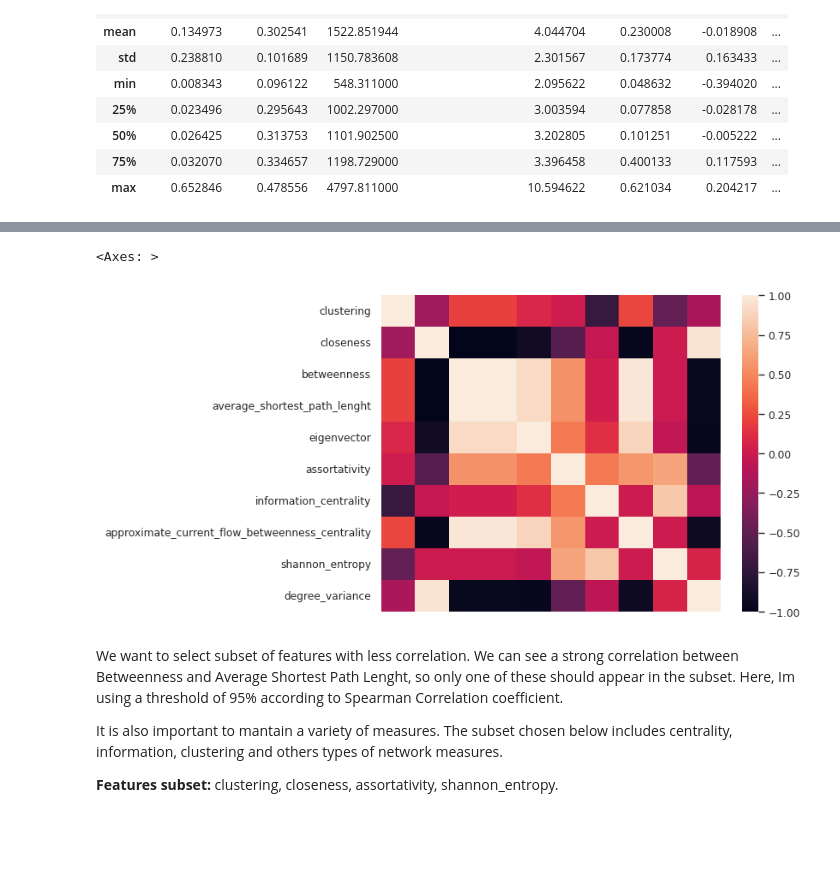
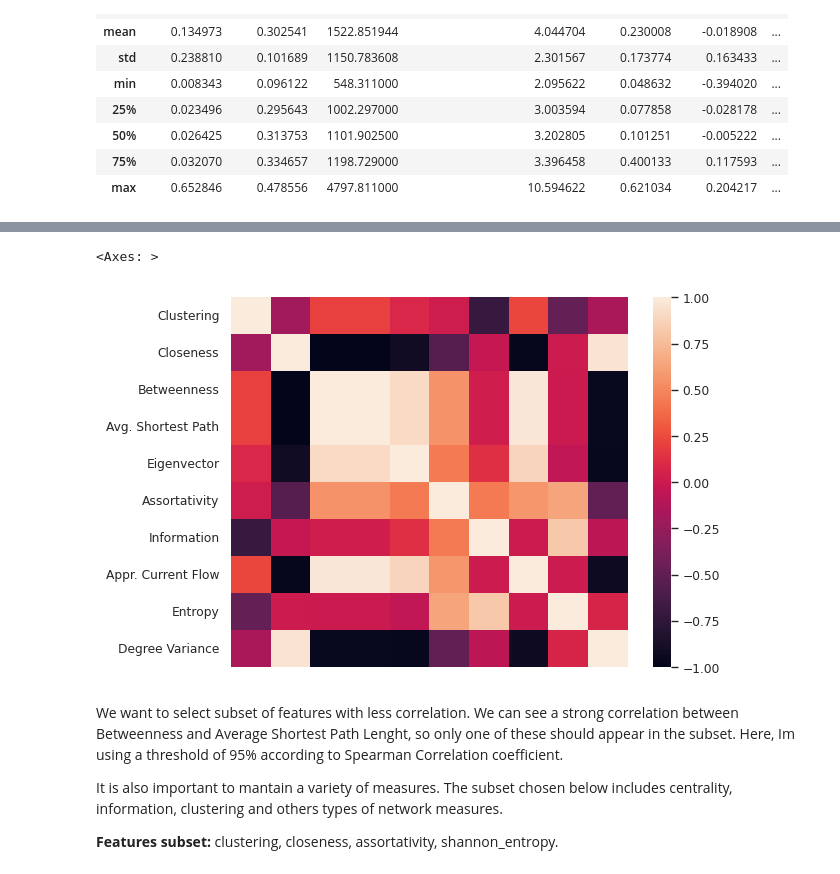
Before and after one commit to vitorfrois/SznajdNetworks, a Jupyter notebook: src/notebooks/1_EDA.ipynb, the cells around one changed output, grey strips where cells are left out. Drawn from its saved outputs; the diff is of its cells as text; code cells hidden in the pictures; blank space fills up the shorter version.

```diff
--- a/src/notebooks/1_EDA.ipynb
+++ b/src/notebooks/1_EDA.ipynb
@@ -35,6 +35,14 @@ UNCORRELATED_FEATURE_SUBSET = [
     'assortativity',
     'shannon_entropy'
 ]
+
+TITLE_FEATURES = [
+    'Clustering', 'Closeness', 'Betweenness',
+    'Avg. Shortest Path', 'Eigenvector', 'Assortativity',
+    'Information',
+    'Appr. Current Flow', 'Entropy',
+    'Degree Variance'
+]
 # %%
 dataset = pd.read_csv('../data/dataset.csv')
 filtered_dataset = dataset.copy()
@@ -87,14 +108,13 @@ filtered_dataset.describe()
 # %%
 # sns.set_theme(rc={'figure.figsize':(10,7)})
 sns.heatmap(
-    filtered_dataset[FEATURES].corr(method='spearman'),
+    filtered_dataset[FEATURES].rename(dict(zip(FEATURES, TITLE_FEATURES)), axis=1).corr(method='spearman'),
     annot=False, vmax=1, vmin=-1, xticklabels=False,
     cmap='rocket'
-
 )
 # %% [output]
 <Axes: >
-[figure, old version]
+[figure, new version]
 # %% [markdown]
 We want to select subset of features with less correlation. We can see a strong correlation between Betweenness and Average Shortest Path Lenght, so only one of these should appear in the subset. Here, Im using a threshold of 95% according to Spearman Correlation coefficient.
 
```
Also changed, not shown: parts of 1 cell of this notebook, 12 other files.
